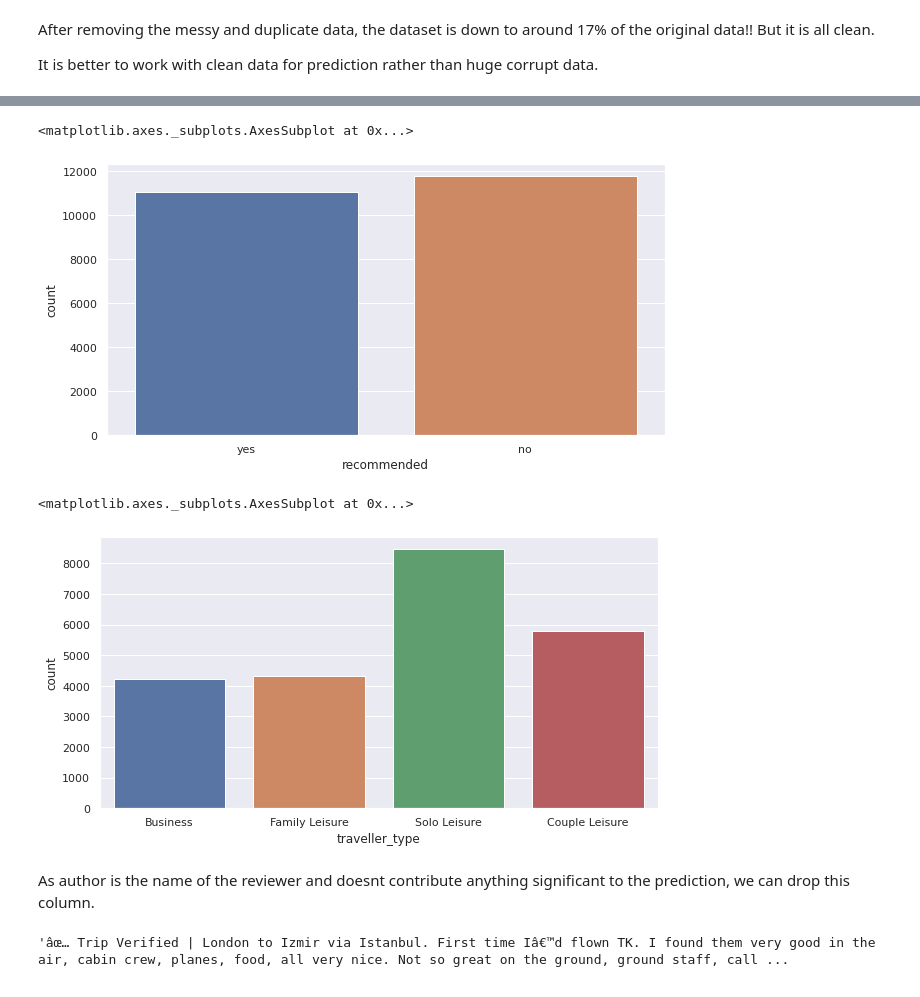
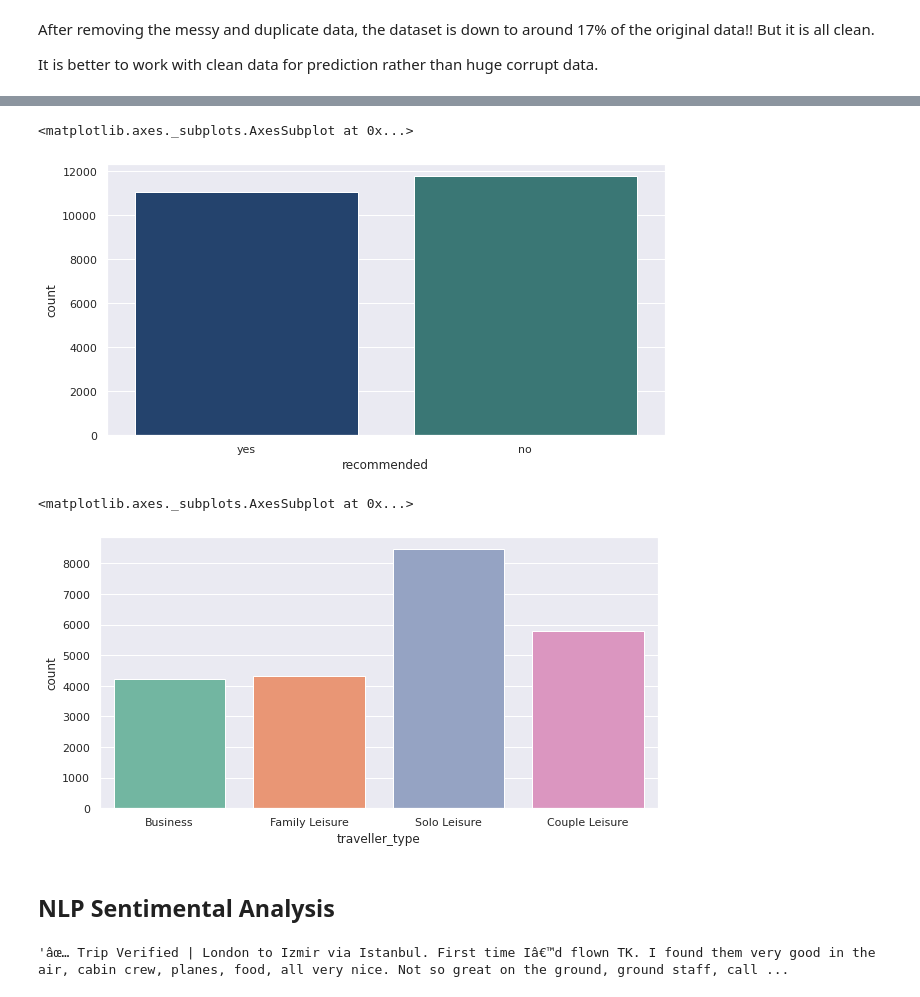
Before and after one commit to NayanaPradeep/Airline-Passenger-Referral-Prediction, a Jupyter notebook: Airline_Passenger_Referral_Prediction_Capstone_Project.ipynb, the cells around one changed output, grey strips where cells are left out. Saved outputs shown, nothing was run; the diff lists cells and outputs as text; code cells hidden in the pictures.

```diff
--- a/Airline_Passenger_Referral_Prediction_Capstone_Project.ipynb
+++ b/Airline_Passenger_Referral_Prediction_Capstone_Project.ipynb
@@ -272,7 +295,7 @@ So this column can be removed
 2.   Percentage of null values in date_flown is also big. As we will be focusing more on the reviews and it's subset scores, we can drop this column to reduce the null values.
 3.   The column 'author' doesnt have any significance for the prediction. So this column can also be dropped.
 # %%
-airline_df.drop(["aircraft","date_flown","author"], axis = 1, inplace = True)
+airline_df.drop(["aircraft","author","date_flown"], axis = 1, inplace = True)
 # %%
 #Checking the new null value percentage
 missing_values_per_check(airline_df)
@@ -340,0 +366,8 @@ It is better to work with clean data for prediction rather than huge corrupt dat
+# %%
+#Equalizing all kind of review score with overall score(which is out of 10)
+airline_df["seat_comfort"] = airline_df["seat_comfort"]*2
+airline_df["cabin_service"] = airline_df["cabin_service"]*2
+airline_df["food_bev"] = airline_df["food_bev"]*2
+airline_df["entertainment"] = airline_df["entertainment"]*2
+airline_df["ground_service"] = airline_df["ground_service"]*2
+airline_df["value_for_money"] = airline_df["value_for_money"]*2
@@ -340,0 +376,5 @@ It is better to work with clean data for prediction rather than huge corrupt dat
+# %%
+sns.set_palette('magma')
+for i in review_columns[1:]:
+  x = airline_df.groupby([airline_df['overall']])
+  x[i].value_counts().unstack().plot(kind= 'bar',stacked = True, figsize=(10,5))
@@ -341,19 +388,21 @@ It is better to work with clean data for prediction rather than huge corrupt dat
 # %%
 #Visualizing the recommendation count
+sns.set_palette('gist_earth')
 plt.figure(figsize=(10,5))
 sns.countplot(x = 'recommended', data = airline_df)
 # %% [output]
 <matplotlib.axes._subplots.AxesSubplot at 0x...>
-[figure, old version]
+[figure, new version]
 # %%
+sns.set_palette('Set2')
 #Count of each type of travellers
 plt.figure(figsize=(10,5))
 sns.countplot(x = 'traveller_type', data = airline_df)
 # %% [output]
 <matplotlib.axes._subplots.AxesSubplot at 0x...>
-[figure, old version]
+[figure, new version]
-# %% [markdown]
-As author is the name of the reviewer and doesnt contribute anything significant to the prediction, we can drop this column.
+# %% [markdown]
+## **NLP Sentimental Analysis**
 # %%
 #Checking the full text of customer review from the first column to have an understanding of how it looks
 airline_df.iloc[0,:]['customer_review']
```
Also changed, not shown: parts of 53 cells of this notebook.
